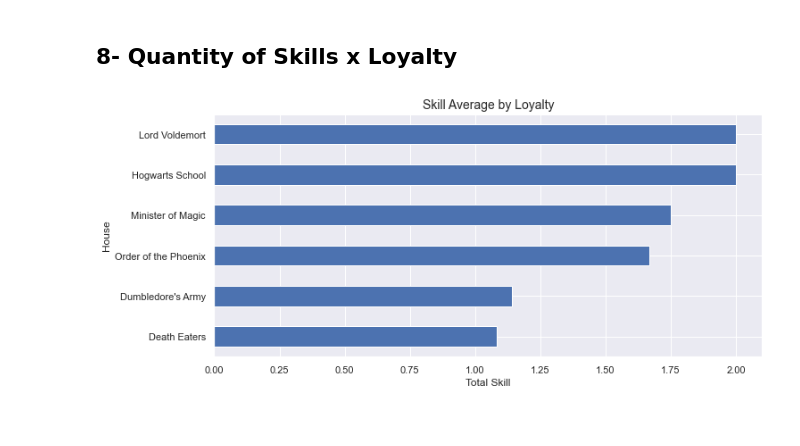
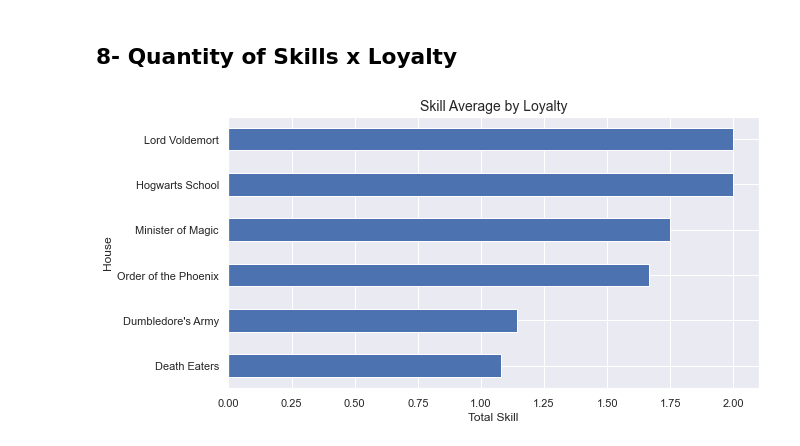
Before and after one commit to juluz/python-analysis, a Jupyter notebook: harry_potter/notebook/eda_characters.ipynb, the cells around one changed output. Cells and saved outputs as stored; diff of their text form; code cells hidden in the pictures.

```diff
--- a/harry_potter/notebook/eda_characters.ipynb
+++ b/harry_potter/notebook/eda_characters.ipynb
@@ -724,17 +724,17 @@ plt.show();
 # %%
 data = df_caracter_house[(df_caracter_house['Blood_status'] !='0') & (df_caracter_house['Blood_status'] !='Unknown')]
 
 sns.set_style("darkgrid")
-f = plt.figure(figsize=(11,5))
+f = plt.figure(figsize=(9.5,5))
 x = data.groupby('Loyalty_view')['total_skill'].mean().sort_values()
 x.plot(kind='barh')
 
 plt.rcParams.update({'font.size': 12})
 
 plt.title('Skill Average by Loyalty',fontsize=14)
 plt.ylabel('House')
 plt.xlabel('Total Skill')
 f.savefig('C:/Users/juml_/Documents/Projects/github/python-analysis/harry_potter/image/hist_loyalty.png',bbox_inches='tight',transparent=False)
 plt.show();
 # %% [output]
-[figure, old version]
+[figure, new version]
```
Also changed, not shown: parts of 1 cell of this notebook, 2 other files.
